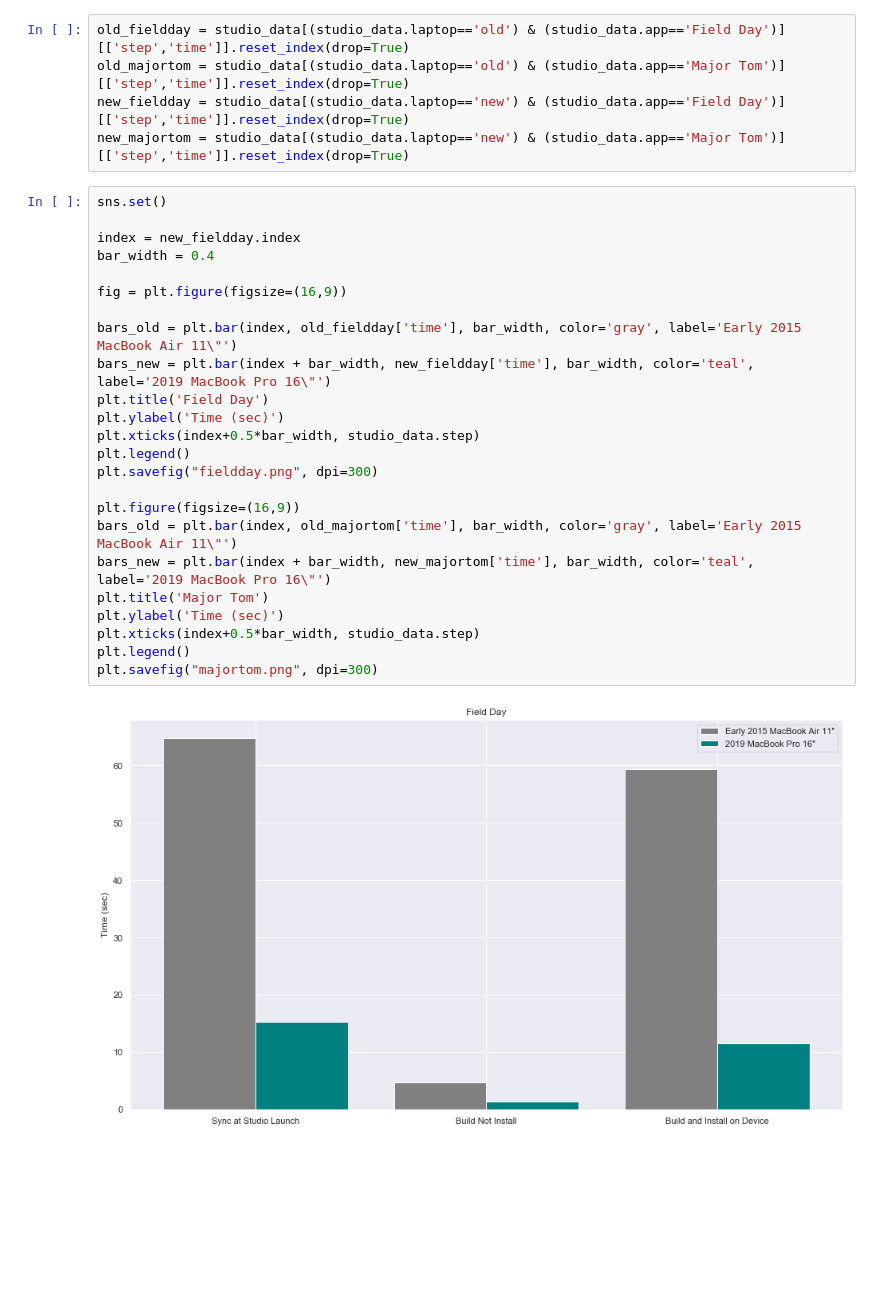
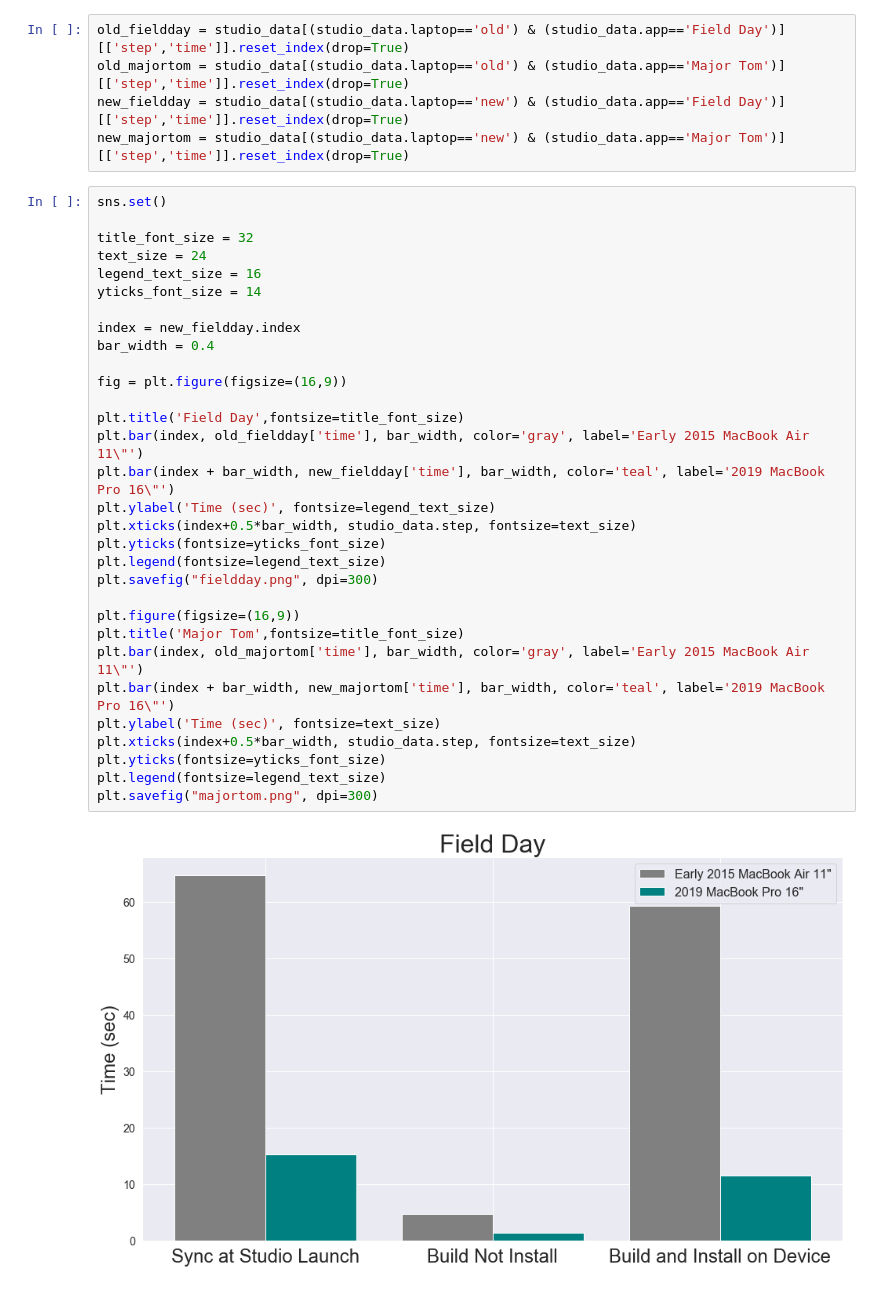
Before and after one commit to craigearley/studio-build-time-comparison, a Jupyter notebook: android-studio-build-comparison.ipynb, the cells around one changed output. Saved outputs shown, nothing was run; the diff lists cells and outputs as text; blank space fills up the shorter version.

Commit message:
optimizes font sizes for wordpress

```diff
--- a/android-studio-build-comparison.ipynb
+++ b/android-studio-build-comparison.ipynb
@@ -31,27 +31,34 @@ new_fieldday = studio_data[(studio_data.laptop=='new') & (studio_data.app=='Fiel
 new_majortom = studio_data[(studio_data.laptop=='new') & (studio_data.app=='Major Tom')][['step','time']].reset_index(drop=True)
 # %%
 sns.set()
+
+title_font_size = 32
+text_size = 24
+legend_text_size = 16
+yticks_font_size = 14
 
 index = new_fieldday.index
 bar_width = 0.4
 
 fig = plt.figure(figsize=(16,9))
 
-bars_old = plt.bar(index, old_fieldday['time'], bar_width, color='gray', label='Early 2015 MacBook Air 11\"')
-bars_new = plt.bar(index + bar_width, new_fieldday['time'], bar_width, color='teal', label='2019 MacBook Pro 16\"')
-plt.title('Field Day')
-plt.ylabel('Time (sec)')
-plt.xticks(index+0.5*bar_width, studio_data.step)
-plt.legend()
+plt.title('Field Day',fontsize=title_font_size)
+plt.bar(index, old_fieldday['time'], bar_width, color='gray', label='Early 2015 MacBook Air 11\"')
+plt.bar(index + bar_width, new_fieldday['time'], bar_width, color='teal', label='2019 MacBook Pro 16\"')
+plt.ylabel('Time (sec)', fontsize=legend_text_size)
+plt.xticks(index+0.5*bar_width, studio_data.step, fontsize=text_size)
+plt.yticks(fontsize=yticks_font_size)
+plt.legend(fontsize=legend_text_size)
 plt.savefig("fieldday.png", dpi=300)
 
 plt.figure(figsize=(16,9))
-bars_old = plt.bar(index, old_majortom['time'], bar_width, color='gray', label='Early 2015 MacBook Air 11\"')
-bars_new = plt.bar(index + bar_width, new_majortom['time'], bar_width, color='teal', label='2019 MacBook Pro 16\"')
-plt.title('Major Tom')
-plt.ylabel('Time (sec)')
-plt.xticks(index+0.5*bar_width, studio_data.step)
-plt.legend()
+plt.title('Major Tom',fontsize=title_font_size)
+plt.bar(index, old_majortom['time'], bar_width, color='gray', label='Early 2015 MacBook Air 11\"')
+plt.bar(index + bar_width, new_majortom['time'], bar_width, color='teal', label='2019 MacBook Pro 16\"')
+plt.ylabel('Time (sec)', fontsize=text_size)
+plt.xticks(index+0.5*bar_width, studio_data.step, fontsize=text_size)
+plt.yticks(fontsize=yticks_font_size)
+plt.legend(fontsize=legend_text_size)
 plt.savefig("majortom.png", dpi=300)
 # %% [output]
-[figure, old version]
+[figure, new version]
```
Also changed, not shown: parts of 1 cell of this notebook.
